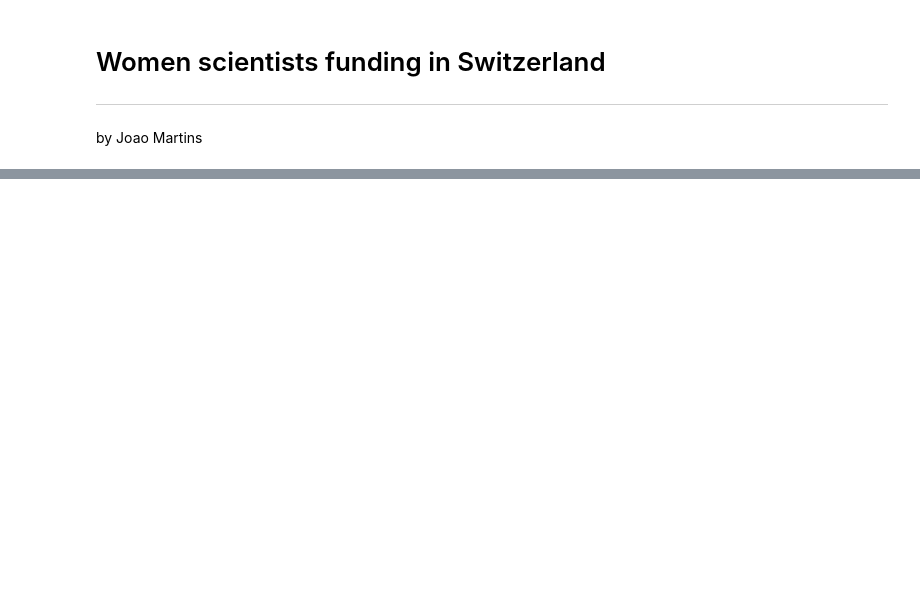
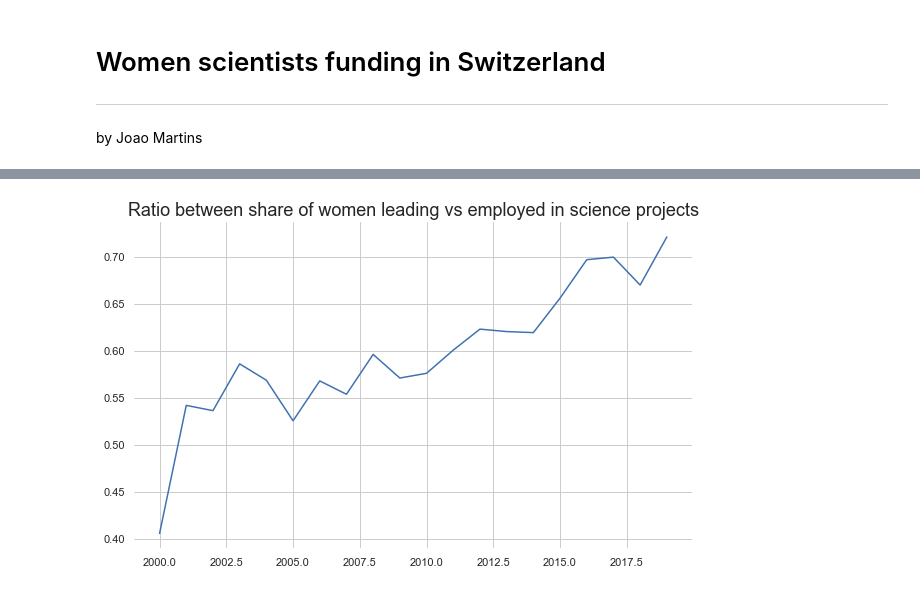
Before and after one commit to zambujo/p3data, a Jupyter notebook: slide_deck.ipynb, the cells around one changed output, grey strips where cells are left out. Cells and saved outputs as stored; diff of their text form; code cells hidden in the pictures; blank space fills up the shorter version.

```diff
--- a/slide_deck.ipynb
+++ b/slide_deck.ipynb
@@ -34,0 +105,14 @@ below a code fragment of this slide
+# %%
+gap = pi_counts.merge(employees_counts, on='year')
+gap['gap_ratio'] = gap['female_percent_x'] / gap['female_percent_y']
+# %%
+plt.box(on=None)
+sns.set_style("whitegrid")
+g=sns.lineplot(x='year', y='gap_ratio', color='#3f72af', data=gap)
+g.set_xlabel('')
+g.set_ylabel('')
+g.set_title('Ratio between share of women leading vs employed in science projects', fontsize = 18)
+fig = g.get_figure()
+fig.savefig("plot3.png")
+# %% [output]
+[figure, added]
```
Also changed, not shown: parts of 18 cells of this notebook, 4 other files.
